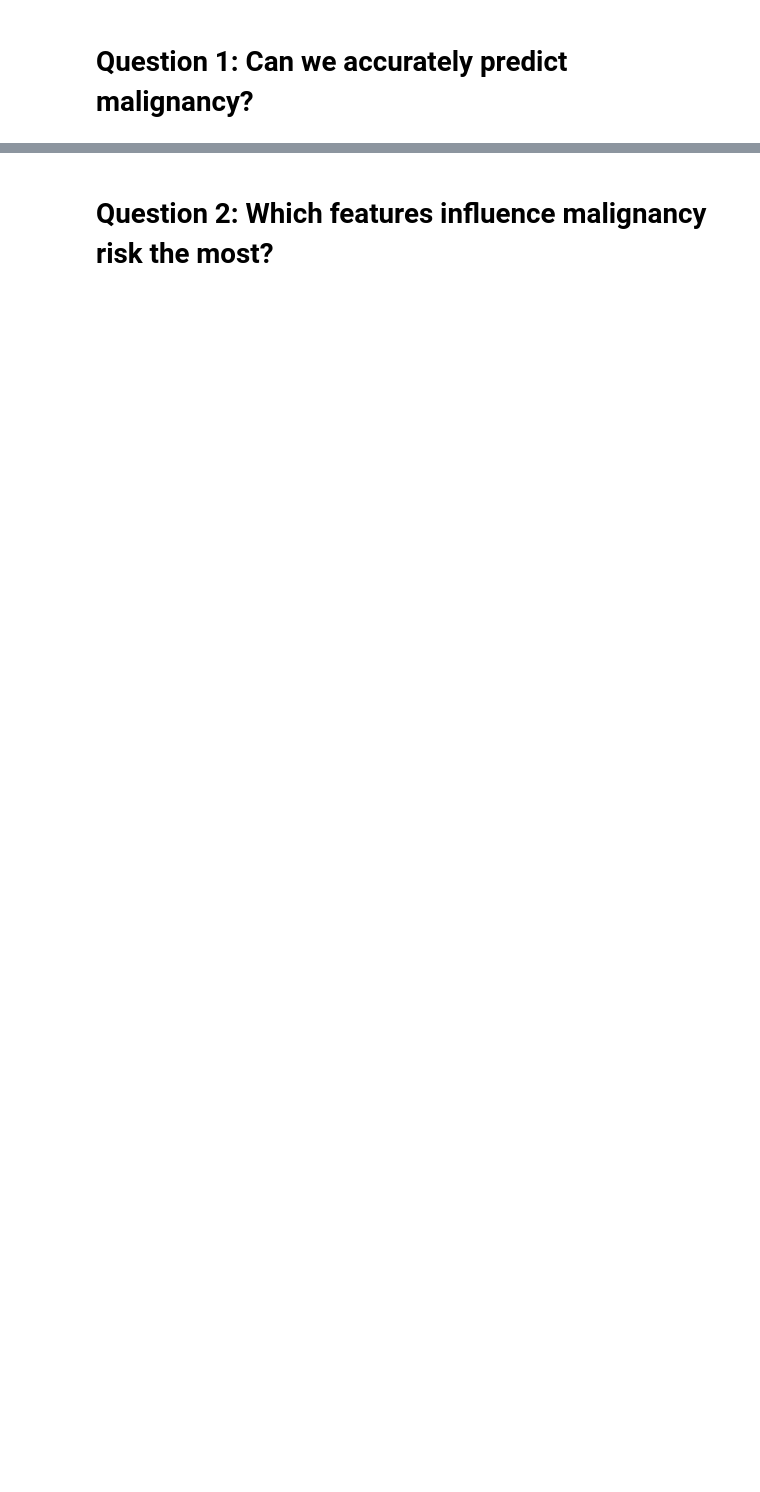
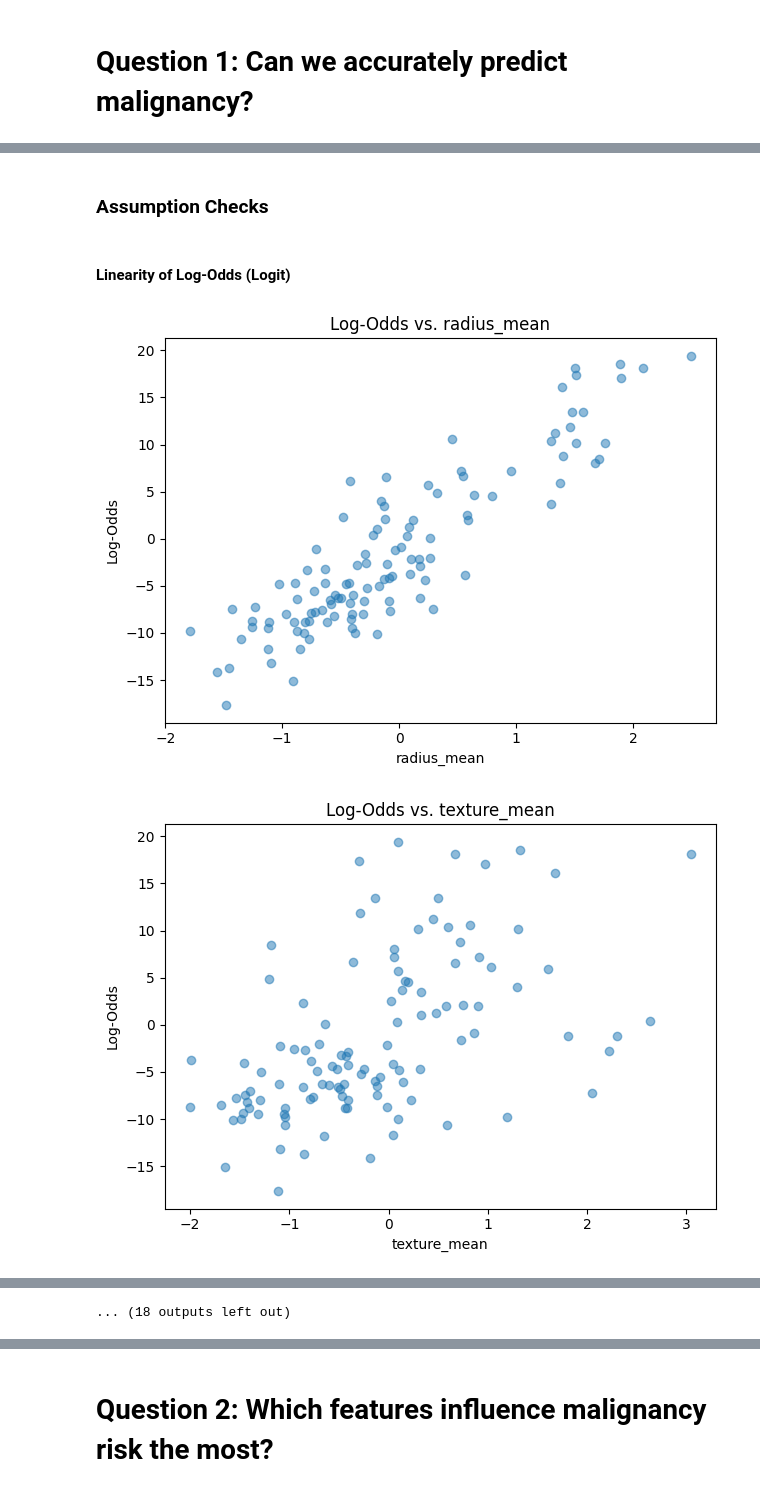
Before and after one commit to johnatorres226/python-breast-cancer, a Jupyter notebook: src/analysis.ipynb, the cells around one changed output, grey strips where cells are left out. Drawn from its saved outputs; the diff is of its cells as text; code cells hidden in the pictures; blank space fills up the shorter version.

```diff
--- a/src/analysis.ipynb
+++ b/src/analysis.ipynb
@@ -581,0 +614,19 @@ LIME Explanation for Logistic Regression:
+# %% [markdown]
+### Assumption Checks
+# %% [markdown]
+####  Linearity of Log-Odds (Logit)
+# %%
+# Calculate log-odds for each feature
+log_odds = np.dot(X_test_scaled, log_reg.coef_.T) + log_reg.intercept_
+
+# Plot log-odds vs. predictors
+for i, feature in enumerate(feature_cols):
+    plt.scatter(X_test_scaled[:, i], log_odds[:, 0], alpha=0.5)
+    plt.title(f'Log-Odds vs. {feature}')
+    plt.xlabel(feature)
+    plt.ylabel('Log-Odds')
+    plt.tight_layout()
+    plt.show()
+# %% [output]
+[figure, added]
+[figure, added]
@@ -581,0 +643 @@ LIME Explanation for Logistic Regression:
+... (18 outputs left out)
```
Also changed, not shown: parts of 24 cells of this notebook.
